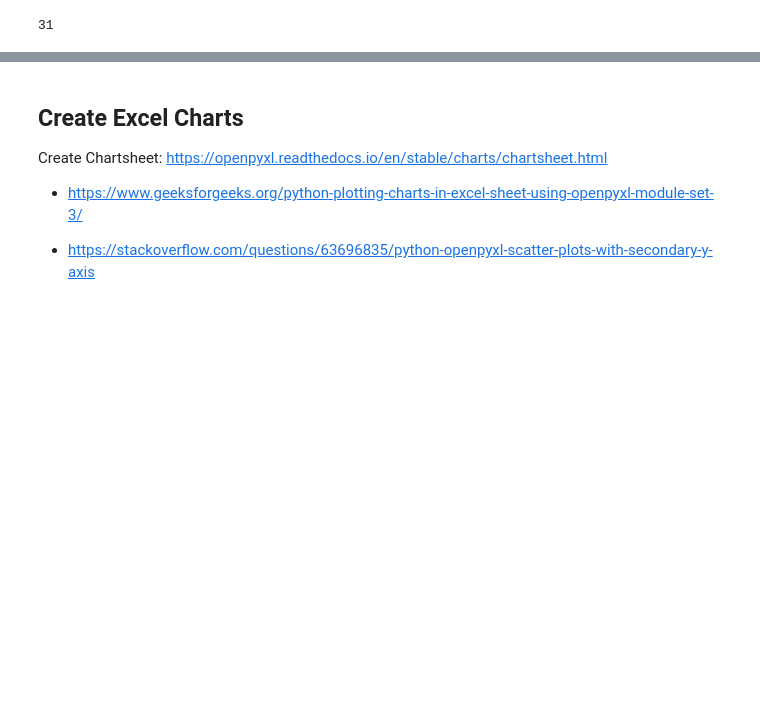
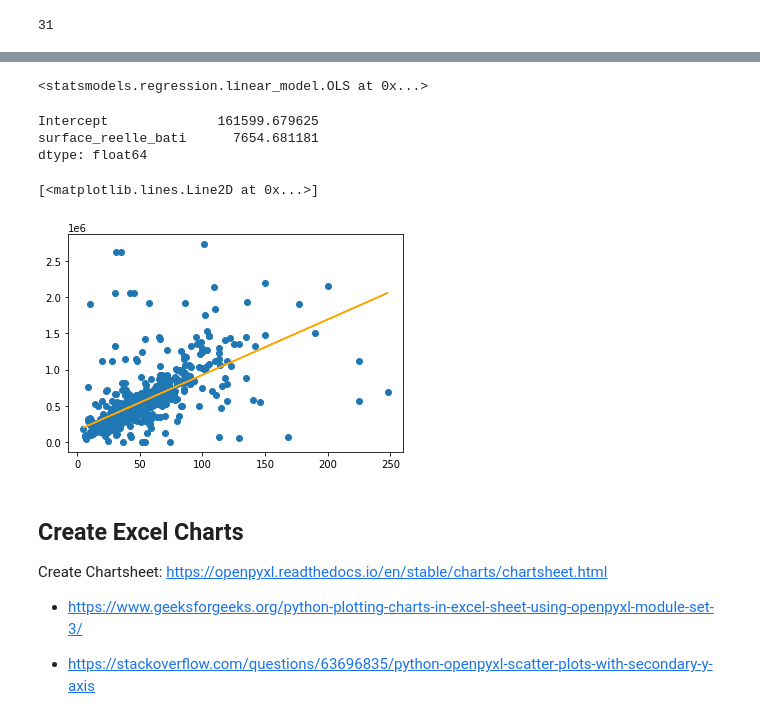
Before and after one commit to slevin48/automate, a Jupyter notebook: automate.ipynb, the cells around one changed output, grey strips where cells are left out. Saved outputs shown, nothing was run; the diff lists cells and outputs as text; code cells hidden in the pictures; blank space fills up the shorter version.

```diff
--- a/automate.ipynb
+++ b/automate.ipynb
@@ -119,0 +124,3 @@ sheet_2.cell(column=1, row=2,value=sheet_1['AL'][1].value).value
+# %%
+data = df2[['surface_reelle_bati','valeur_fonciere']]
+data
@@ -119,0 +141,22 @@ sheet_2.cell(column=1, row=2,value=sheet_1['AL'][1].value).value
+# %%
+model = sm.OLS.from_formula('valeur_fonciere ~ surface_reelle_bati',data)
+model
+# %% [output]
+<statsmodels.regression.linear_model.OLS at 0x...>
+# %%
+results = model.fit()
+results.params
+# %% [output]
+Intercept              161599.679625
+surface_reelle_bati      7654.681181
+dtype: float64
+# %%
+y = results.params[1]*data.surface_reelle_bati + results.params[0]
+# %%
+import matplotlib.pyplot as plt
+
+plt.scatter(data.surface_reelle_bati,data.valeur_fonciere)
+plt.plot(data.surface_reelle_bati,y,c = "orange")
+# %% [output]
+[<matplotlib.lines.Line2D at 0x...>]
+[figure, added]
```
Also changed, not shown: parts of 4 cells of this notebook, 11 other files.
